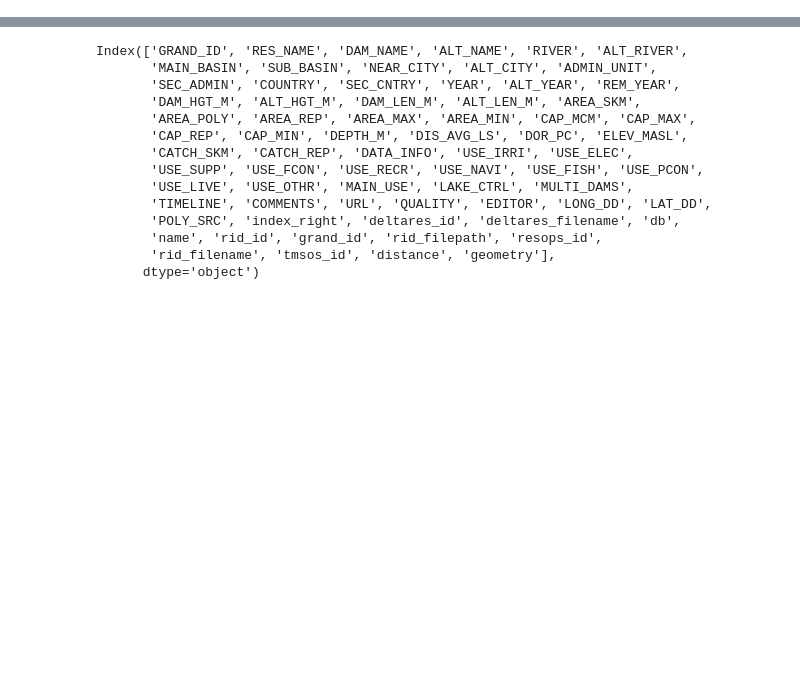
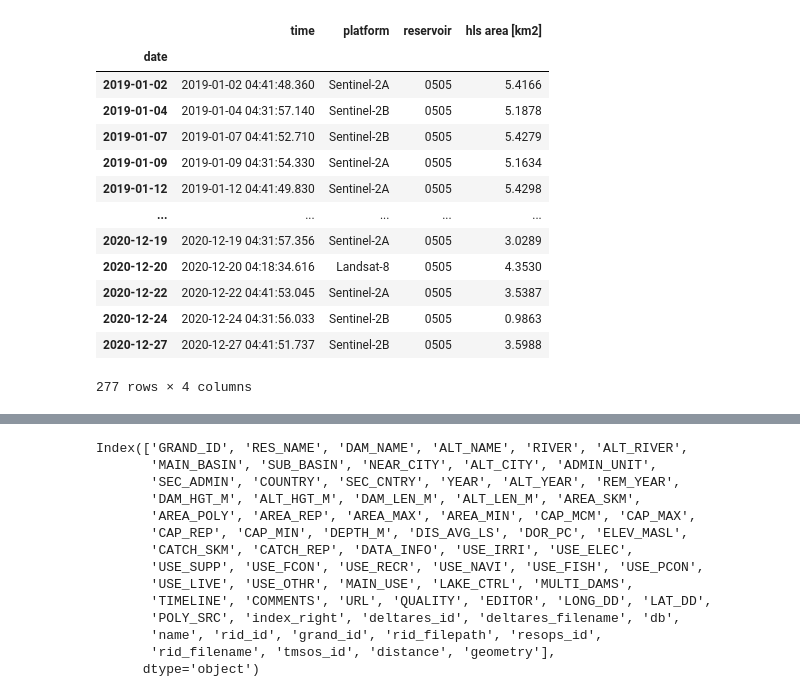
Before and after one commit to UW-SASWE/tmspp, a Jupyter notebook: notebooks/04-test.ipynb, the cells around one changed output, grey strips where cells are left out. Saved outputs shown, nothing was run; the diff lists cells and outputs as text; code cells hidden in the pictures; blank space fills up the shorter version.

```diff
--- a/notebooks/04-test.ipynb
+++ b/notebooks/04-test.ipynb
@@ -8,0 +164,17 @@ from pathlib import Path
+# %%
+sat_df
+# %% [output]
+|  | time | platform | reservoir | hls area [km2] |
+| date |  |  |  |  |
+| 2019-01-02 | 2019-01-02 04:41:48.360 | Sentinel-2A | 0505 | 5.4166 |
+| 2019-01-04 | 2019-01-04 04:31:57.140 | Sentinel-2B | 0505 | 5.1878 |
+| 2019-01-07 | 2019-01-07 04:41:52.710 | Sentinel-2B | 0505 | 5.4279 |
+| 2019-01-09 | 2019-01-09 04:31:54.330 | Sentinel-2A | 0505 | 5.1634 |
+| 2019-01-12 | 2019-01-12 04:41:49.830 | Sentinel-2A | 0505 | 5.4298 |
+| ... | ... | ... | ... | ... |
+| 2020-12-19 | 2020-12-19 04:31:57.356 | Sentinel-2A | 0505 | 3.0289 |
+| 2020-12-20 | 2020-12-20 04:18:34.616 | Landsat-8 | 0505 | 4.3530 |
+| 2020-12-22 | 2020-12-22 04:41:53.045 | Sentinel-2A | 0505 | 3.5387 |
+| 2020-12-24 | 2020-12-24 04:31:56.033 | Sentinel-2B | 0505 | 0.9863 |
+| 2020-12-27 | 2020-12-27 04:41:51.737 | Sentinel-2B | 0505 | 3.5988 |
+277 rows × 4 columns
```
Also changed, not shown: parts of 12 cells of this notebook.
